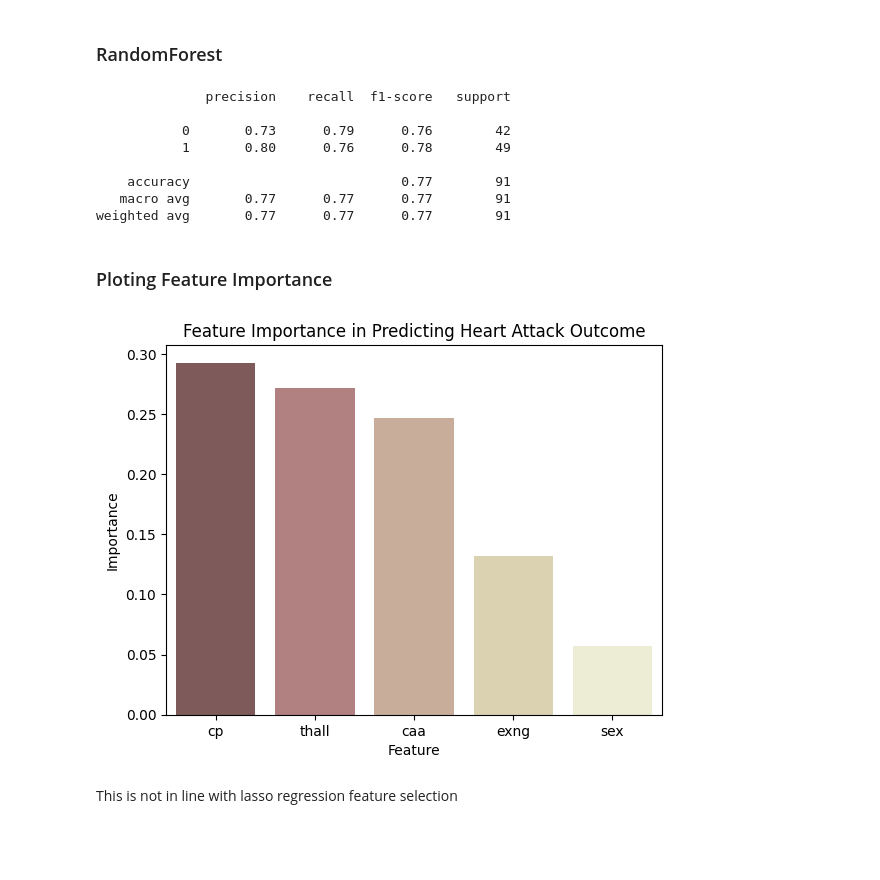
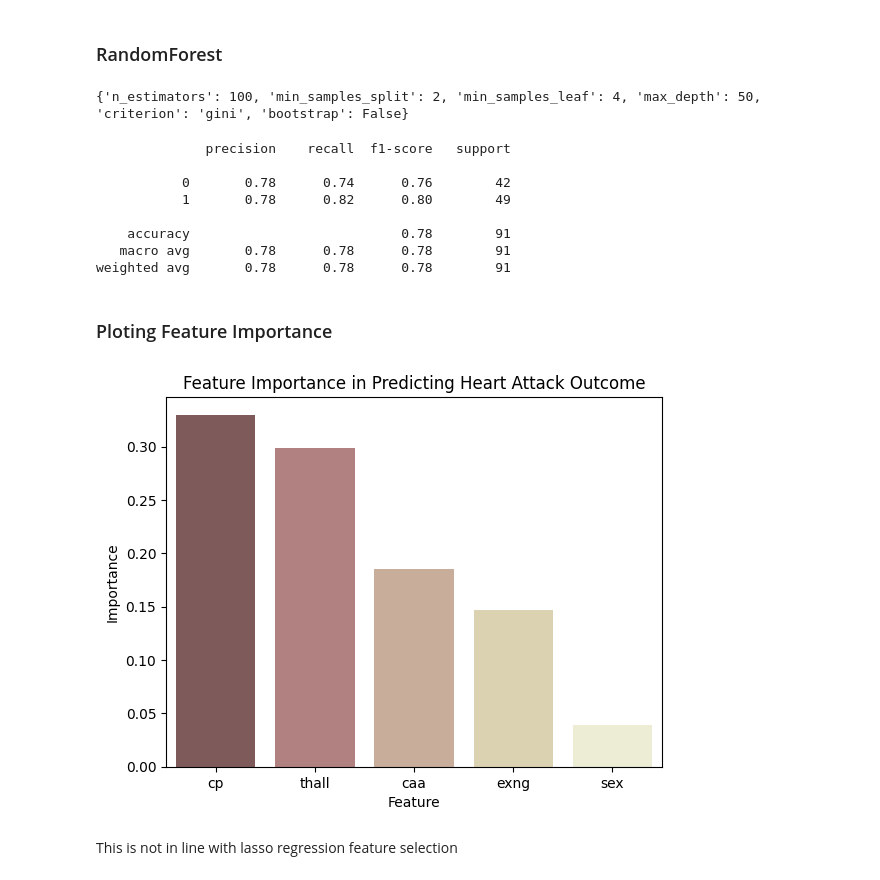
Before and after one commit to ProfessionalSalmon/Heart_Attack_Classification_Model, a Jupyter notebook: heart_attack.ipynb, the cells around one changed output. Cells and saved outputs as stored; diff of their text form; code cells hidden in the pictures; blank space fills up the shorter version.

```diff
--- a/heart_attack.ipynb
+++ b/heart_attack.ipynb
@@ -180,7 +180,7 @@ plt.show()
 Therefore, we will be using features: sex, exng, thall, caa, and cp
 # %%
 X = df[['sex', 'exng', 'thall', 'caa', 'cp']]
-y = df[['output']]
+y = df['output']
 # %% [markdown]
 ## Data Prediction
 As we need to minimize the numbers of people who actually are in risk for heart attack but got predicted as no risk, I will be prioritizing reducing False Negative (FN) and recall scores.
@@ -277,46 +277,47 @@ param_forest = {
     'max_depth': [None, 10, 20, 30, 50],
     'min_samples_split': [2, 5, 10],
     'min_samples_leaf': [1, 2, 4],
-    'max_features': ['auto', 'sqrt', 'log2'],
     'bootstrap': [True, False],
     'criterion': ['gini', 'entropy'],
-    'class_weight': [None, 'balanced', 'balanced_subsample']
 }
 
 forest = RandomForestClassifier()
 forest_grid = RandomizedSearchCV(estimator=forest, param_distributions=param_forest, n_iter=100, cv=kf, verbose=0, random_state=2024)
-forest_grid.fit(X_train, y_train)
+forest_grid.fit(X_train, y_train.ravel())
 print(forest_grid.best_params_)
+# %% [output]
+{'n_estimators': 100, 'min_samples_split': 2, 'min_samples_leaf': 4, 'max_depth': 50, 'criterion': 'gini', 'bootstrap': False}
 # %%
 y_pred = forest_grid.predict(X_test)
 print(f'{classification_report(y_test, y_pred)}')
 # %% [output]
               precision    recall  f1-score   support
 
-           0       0.73      0.79      0.76        42
-           1       0.80      0.76      0.78        49
+           0       0.78      0.74      0.76        42
+           1       0.78      0.82      0.80        49
 
-    accuracy                           0.77        91
-   macro avg       0.77      0.77      0.77        91
-weighted avg       0.77      0.77      0.77        91
+    accuracy                           0.78        91
+   macro avg       0.78      0.78      0.78        91
+weighted avg       0.78      0.78      0.78        91
 # %% [markdown]
 ### Ploting Feature Importance
 # %%
-feature_importance = forest.feature_importances_
+best_forest = forest_grid.best_estimator_
+feature_importance = best_forest.feature_importances_
 feature = X.columns
 
 # Create dataframe for visualization
 feature_df = pd.DataFrame({
     'Feature': feature,
     'Importance': feature_importance
     }).sort_values(by = 'Importance', ascending = False)
 
 palette = sns.color_palette('pink', n_colors = len(feature_df))
 sns.barplot(x = feature_df['Feature'], y = feature_df['Importance'], hue=feature_df['Feature'], palette=palette, legend=False)
 plt.title('Feature Importance in Predicting Heart Attack Outcome')
 plt.show()
 # %% [output]
-[figure, old version]
+[figure, new version]
 # %% [markdown]
 This is not in line with lasso regression feature selection
 # %% [markdown]
```
Also changed, not shown: parts of 2 cells of this notebook.
